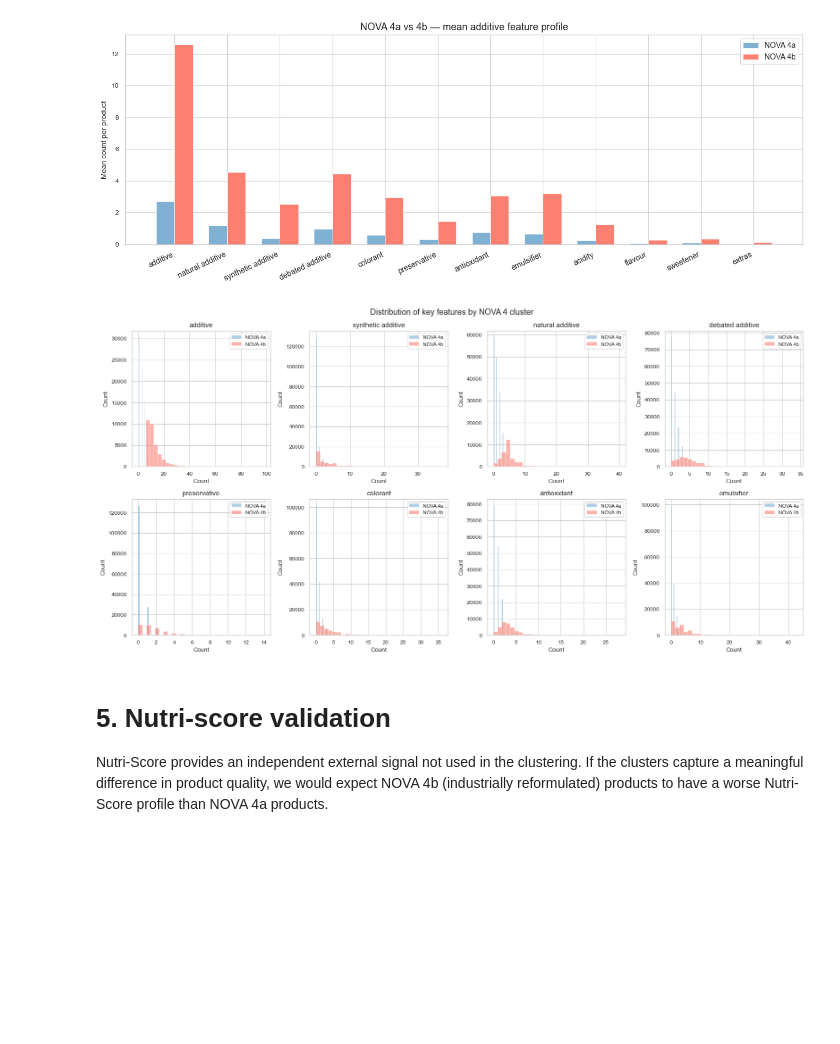
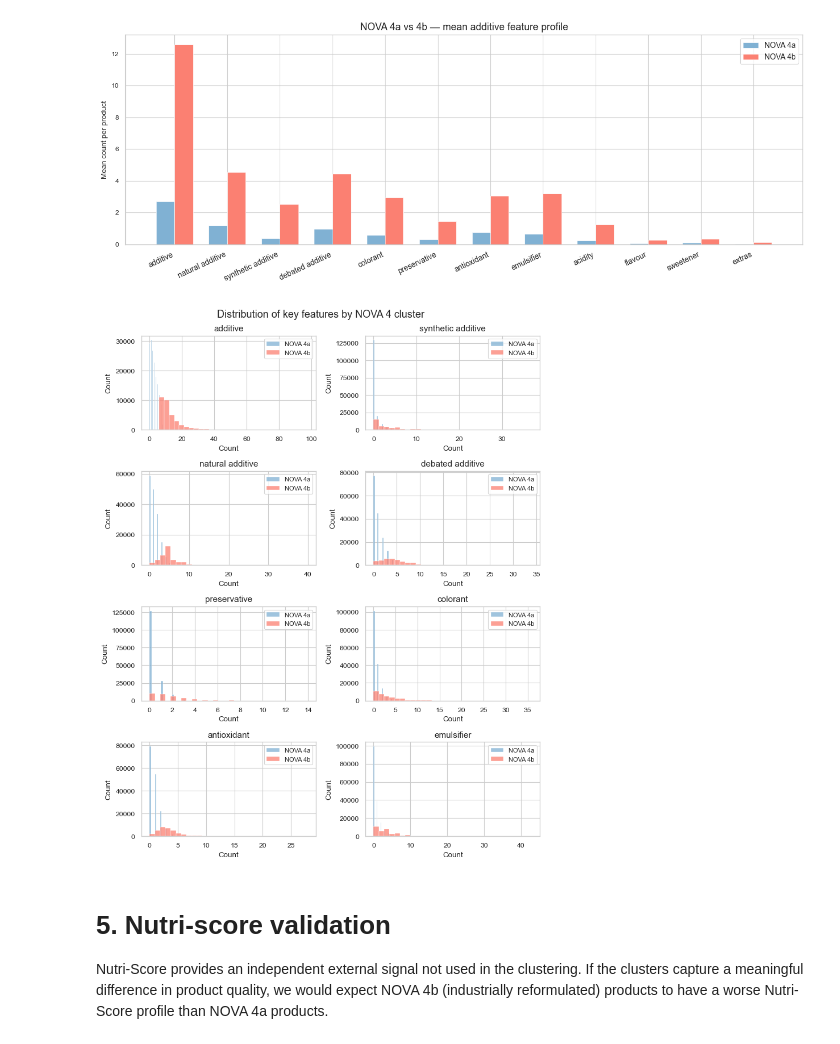
Before and after one commit to SofieBT2/DataScience2026, a Jupyter notebook: src/NOVA4subdivision.ipynb, the cells around one changed output. Cells and saved outputs as stored; diff of their text form; code cells hidden in the pictures; blank space fills up the shorter version.

Commit message:
finalised the plots

```diff
--- a/src/NOVA4subdivision.ipynb
+++ b/src/NOVA4subdivision.ipynb
@@ -348,31 +348,31 @@ plt.show()
 # %%
 # Additive count distributions split by cluster for some key columns
 key_count_cols = [
     'additive_count', 'synthetic_additive_count', 'natural_additive_count', 'debated_additive_count',
     'preservative_count', 'colorant_count', 'antioxidant_count', 'emulsifier_count'
 ]
 
-fig, axes = plt.subplots(2, 4, figsize=(16, 8))
+fig, axes = plt.subplots(4, 2, figsize=(8, 10))
 fig.suptitle('Distribution of key features by NOVA 4 cluster', fontsize=13)
 
 cluster_colors = {0: set3[3], 1: set3[4]}
 cluster_labels = {1: 'NOVA 4a', 0: 'NOVA 4b'}
 
 for ax, col in zip(axes.flatten(), key_count_cols):
     for cl in [1, 0]:
         subset = df_nova4[df_nova4['nova4_cluster'] == cl][col]
-        sns.histplot(subset, bins=30, ax=ax, alpha=0.6,
+        sns.histplot(subset, bins=30, ax=ax,
                      color=cluster_colors[cl],
                      label=cluster_labels[cl],
                      edgecolor='white', linewidth=0.3)
     ax.set_title(col.replace('_count', '').replace('_', ' '), fontsize=11)
     ax.set_xlabel('Count')
     ax.legend(fontsize=8)
 
 plt.tight_layout()
 plt.show()
 # %% [output]
-[figure, old version]
+[figure, new version]
 # %% [markdown]
 # 5. Nutri-score validation
 
```
Also changed, not shown: parts of 1 cell of this notebook.
